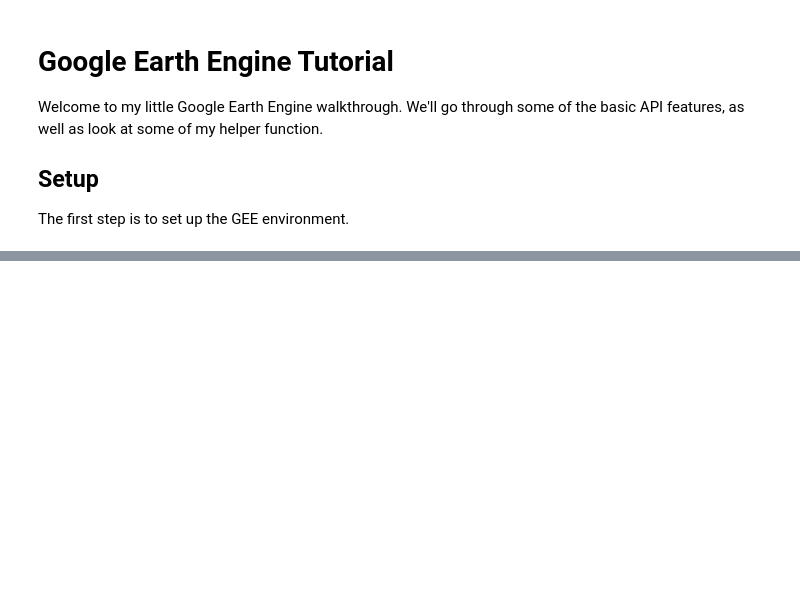
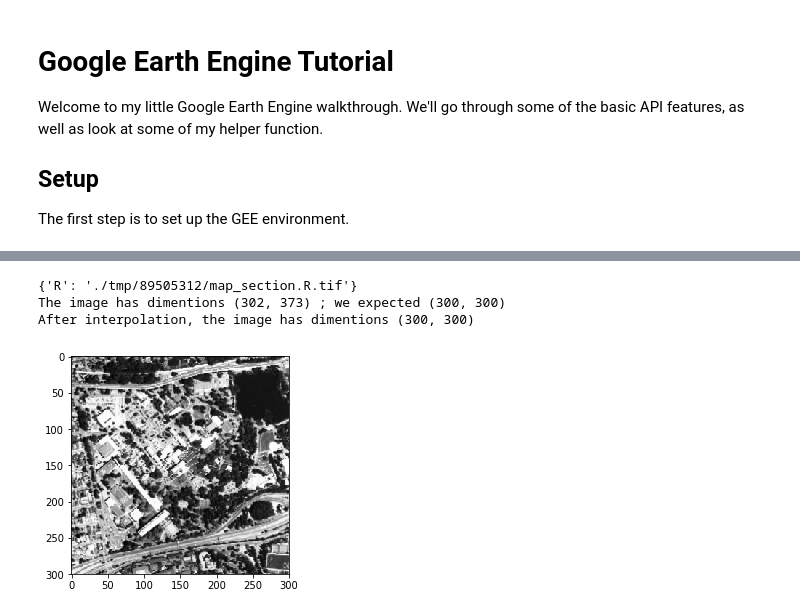
Before and after one commit to jldowns/google_earth_engine_notebook, a Jupyter notebook: notebook/hello_ge.ipynb, the cells around one changed output, grey strips where cells are left out. Drawn from its saved outputs; the diff is of its cells as text; code cells hidden in the pictures; blank space fills up the shorter version.

Commit message:
time geometry function and tut complete

```diff
--- a/notebook/hello_ge.ipynb
+++ b/notebook/hello_ge.ipynb
@@ -131,0 +165,35 @@ None
+# %%
+import scipy.misc
+
+
+nps_center = [ -121.873925, 36.596853]
+
+
+# I've created a function that calculates a square geometry with equal height and width in meters. Since the
+# function uses a radius to calculate distance, it requires a half_distance parameter, which defines half the
+# length of each side of the square. Below we request a geometry that desribes a square patch of land, centered
+# at NPS, measureing 900 meters on easch side.
+tile_bounds = square_centered_at(
+    point = nps_center,
+    half_distance = 450
+)
+
+# We can use that geometry to request imagery the same way as before. Since our patch is 900 meters on every side,
+# requesting a resolution of 3 meters per pixel should result in an image that is 300x300 pixels.
+tiles = img_at_region(monterey_collection, 3, ['R'], tile_bounds)
+
+# We'll convert the image into a Numpy array and look at the dimentions.
+img = np.array(tiles['R'])
+print "The image has dimentions", img.shape,"; we expected (300, 300)"
+
+# Hmm, I don't know why the width always overshoots. Probably something to do with the projection.
+# We'll fix that (as well as the pixel or two difference in the other axis) by resizing using bilinear interpolation.
+img = scipy.misc.imresize(img, (300, 300))
+print "After interpolation, the image has dimentions", img.shape
+
+plt.imshow(img, cmap='gray'); plt.show()
+# %% [output]
+{'R': './tmp/89505312/map_section.R.tif'}
+The image has dimentions (302, 373) ; we expected (300, 300)
+After interpolation, the image has dimentions (300, 300)
+[figure, added]
```
Also changed, not shown: parts of 8 cells of this notebook, 3 other files.
